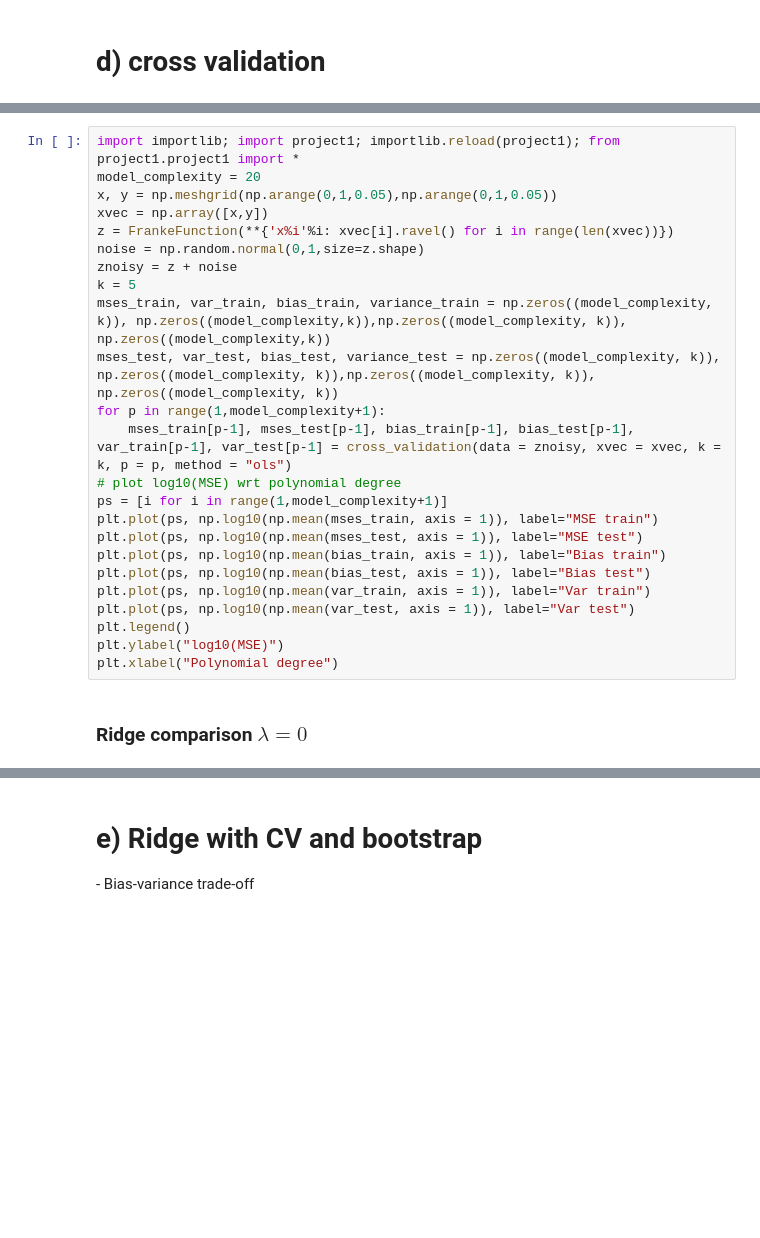
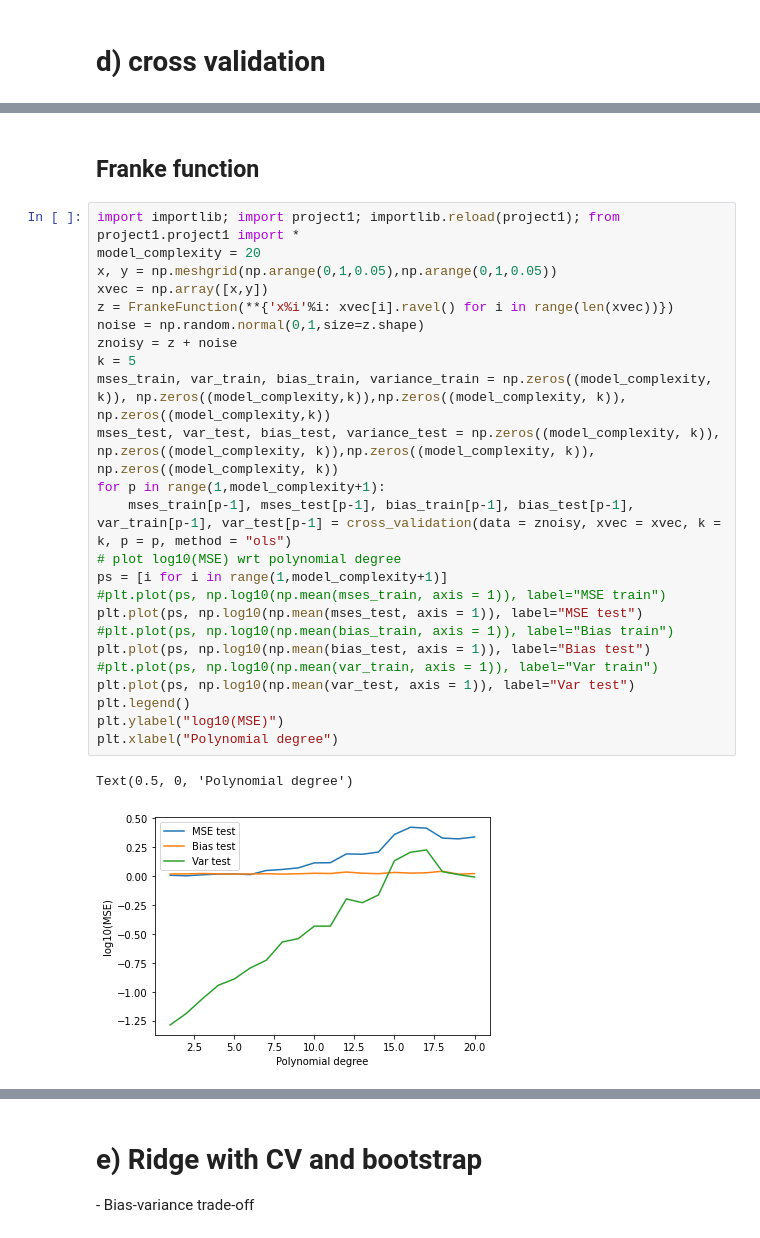
Before and after one commit to johanage/ada_ml_project1, a Jupyter notebook: Project1.ipynb, the cells around one changed output, grey strips where cells are left out. Cells and saved outputs as stored; diff of their text form; blank space fills up the shorter version.

```diff
--- a/Project1.ipynb
+++ b/Project1.ipynb
@@ -415,26 +475,29 @@ plt.xlabel("Polynomial degree")
+# %% [markdown]
+## Franke function
 # %%
 import importlib; import project1; importlib.reload(project1); from project1.project1 import *
 model_complexity = 20
 x, y = np.meshgrid(np.arange(0,1,0.05),np.arange(0,1,0.05))
 xvec = np.array([x,y])
 z = FrankeFunction(**{'x%i'%i: xvec[i].ravel() for i in range(len(xvec))})
 noise = np.random.normal(0,1,size=z.shape)
 znoisy = z + noise
 k = 5
 mses_train, var_train, bias_train, variance_train = np.zeros((model_complexity, k)), np.zeros((model_complexity,k)),np.zeros((model_complexity, k)), np.zeros((model_complexity,k))
 mses_test, var_test, bias_test, variance_test = np.zeros((model_complexity, k)), np.zeros((model_complexity, k)),np.zeros((model_complexity, k)), np.zeros((model_complexity, k))
 for p in range(1,model_complexity+1):
     mses_train[p-1], mses_test[p-1], bias_train[p-1], bias_test[p-1], var_train[p-1], var_test[p-1] = cross_validation(data = znoisy, xvec = xvec, k = k, p = p, method = "ols")
 # plot log10(MSE) wrt polynomial degree
 ps = [i for i in range(1,model_complexity+1)]
-plt.plot(ps, np.log10(np.mean(mses_train, axis = 1)), label="MSE train")
+#plt.plot(ps, np.log10(np.mean(mses_train, axis = 1)), label="MSE train")
 plt.plot(ps, np.log10(np.mean(mses_test, axis = 1)), label="MSE test")
-plt.plot(ps, np.log10(np.mean(bias_train, axis = 1)), label="Bias train")
+#plt.plot(ps, np.log10(np.mean(bias_train, axis = 1)), label="Bias train")
 plt.plot(ps, np.log10(np.mean(bias_test, axis = 1)), label="Bias test")
-plt.plot(ps, np.log10(np.mean(var_train, axis = 1)), label="Var train")
+#plt.plot(ps, np.log10(np.mean(var_train, axis = 1)), label="Var train")
 plt.plot(ps, np.log10(np.mean(var_test, axis = 1)), label="Var test")
 plt.legend()
 plt.ylabel("log10(MSE)")
 plt.xlabel("Polynomial degree")
+# %% [output]
+Text(0.5, 0, 'Polynomial degree')
+[figure, added]
-# %% [markdown]
-### Ridge comparison $\lambda = 0$
```
Also changed, not shown: parts of 89 cells of this notebook, 1 other file.
